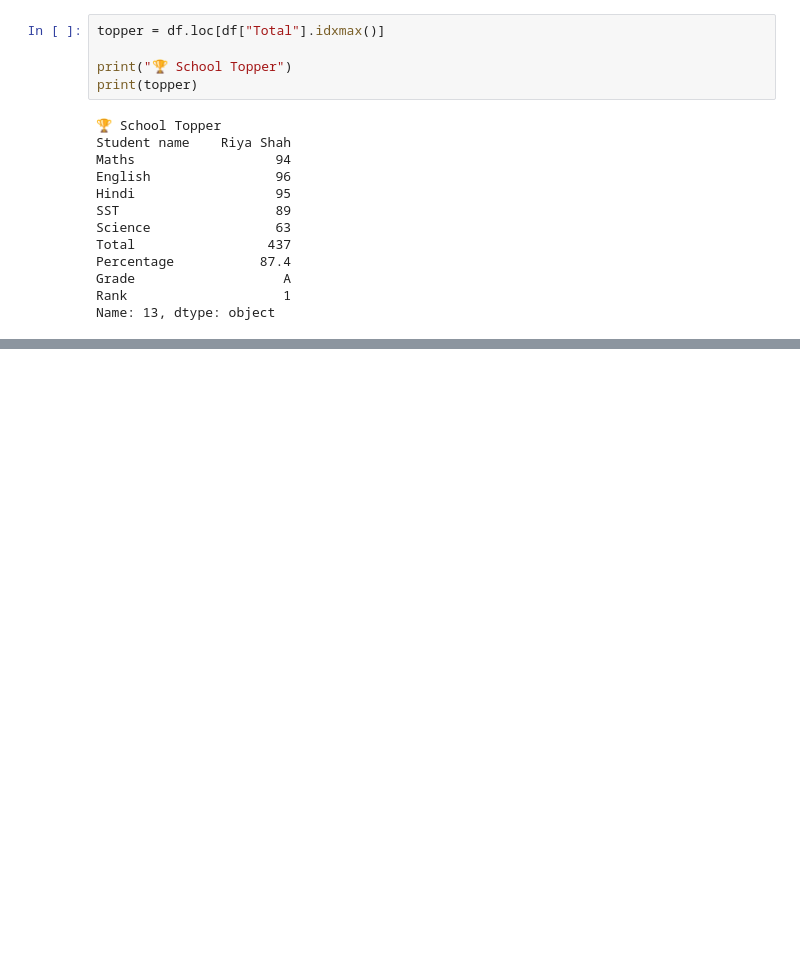
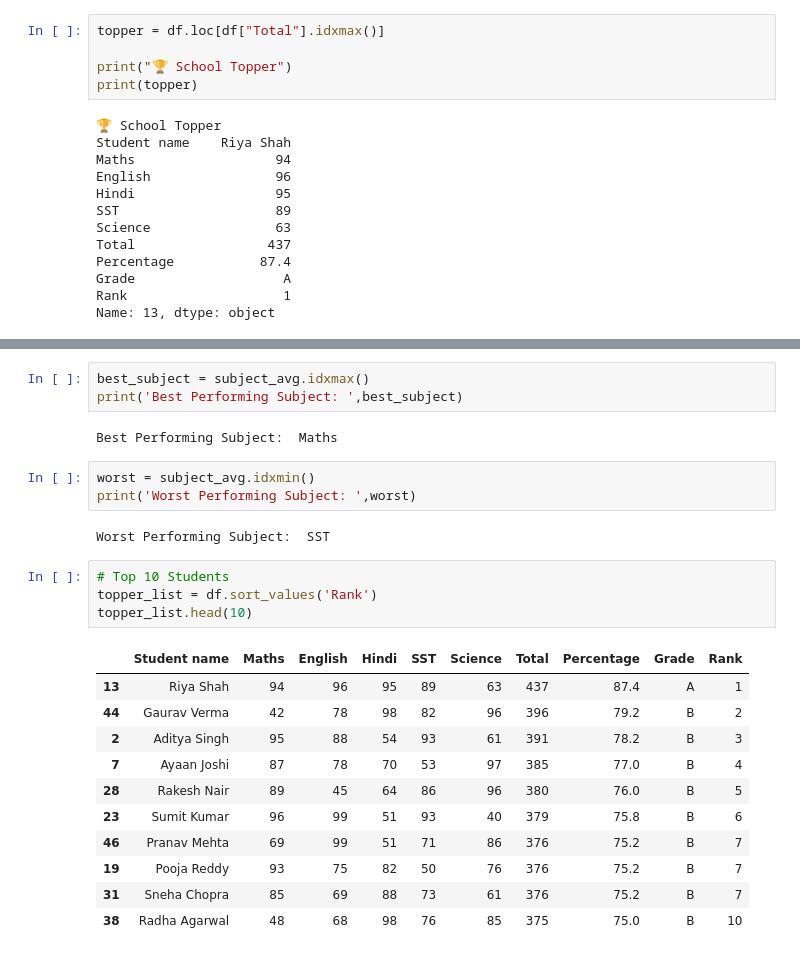
Before and after one commit to Harshit-kumar38/Library-Projects, a Jupyter notebook: Begineer/Student Marks Analyzer/main.ipynb, the cells around one changed output, grey strips where cells are left out. Saved outputs shown, nothing was run; the diff lists cells and outputs as text; blank space fills up the shorter version.

```diff
--- a/Begineer/Student Marks Analyzer/main.ipynb
+++ b/Begineer/Student Marks Analyzer/main.ipynb
@@ -135,0 +164,26 @@ Name: 13, dtype: object
+# %%
+best_subject = subject_avg.idxmax()
+print('Best Performing Subject: ',best_subject)
+# %% [output]
+Best Performing Subject:  Maths
+# %%
+worst = subject_avg.idxmin()
+print('Worst Performing Subject: ',worst)
+# %% [output]
+Worst Performing Subject:  SST
+# %%
+# Top 10 Students
+topper_list = df.sort_values('Rank')
+topper_list.head(10)
+# %% [output]
+|  | Student name | Maths | English | Hindi | SST | Science | Total | Percentage | Grade | Rank |
+| 13 | Riya Shah | 94 | 96 | 95 | 89 | 63 | 437 | 87.4 | A | 1 |
+| 44 | Gaurav Verma | 42 | 78 | 98 | 82 | 96 | 396 | 79.2 | B | 2 |
+| 2 | Aditya Singh | 95 | 88 | 54 | 93 | 61 | 391 | 78.2 | B | 3 |
+| 7 | Ayaan Joshi | 87 | 78 | 70 | 53 | 97 | 385 | 77.0 | B | 4 |
+| 28 | Rakesh Nair | 89 | 45 | 64 | 86 | 96 | 380 | 76.0 | B | 5 |
+| 23 | Sumit Kumar | 96 | 99 | 51 | 93 | 40 | 379 | 75.8 | B | 6 |
+| 46 | Pranav Mehta | 69 | 99 | 51 | 71 | 86 | 376 | 75.2 | B | 7 |
+| 19 | Pooja Reddy | 93 | 75 | 82 | 50 | 76 | 376 | 75.2 | B | 7 |
+| 31 | Sneha Chopra | 85 | 69 | 88 | 73 | 61 | 376 | 75.2 | B | 7 |
+| 38 | Radha Agarwal | 48 | 68 | 98 | 76 | 85 | 375 | 75.0 | B | 10 |
```
Also changed, not shown: parts of 5 cells of this notebook.
